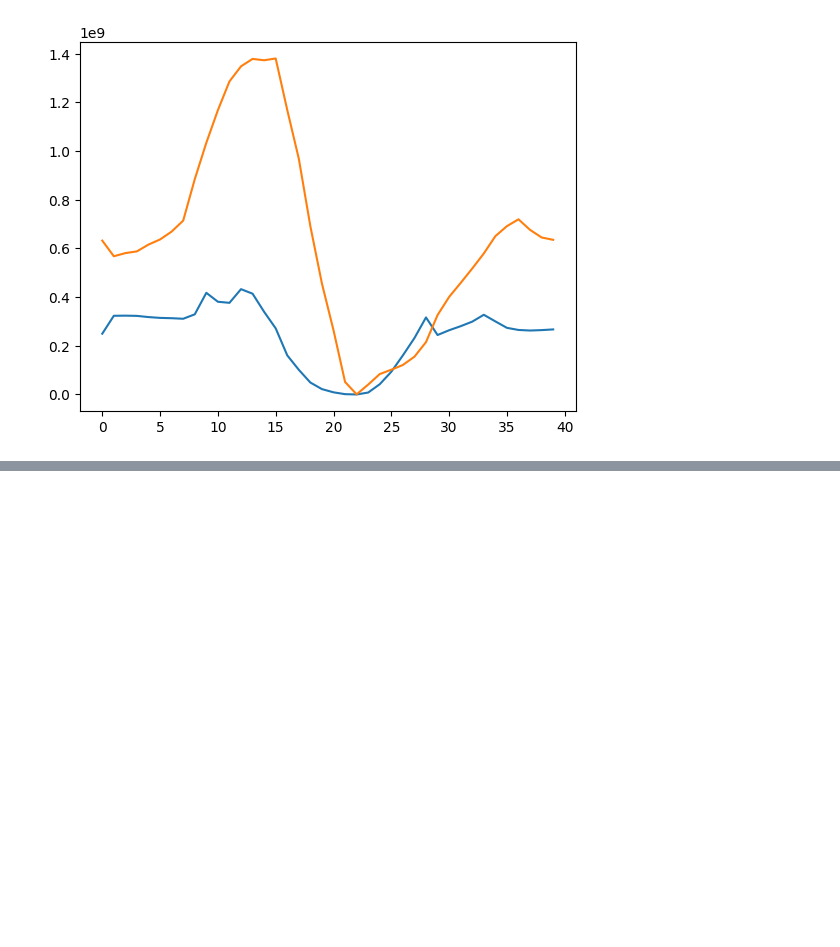
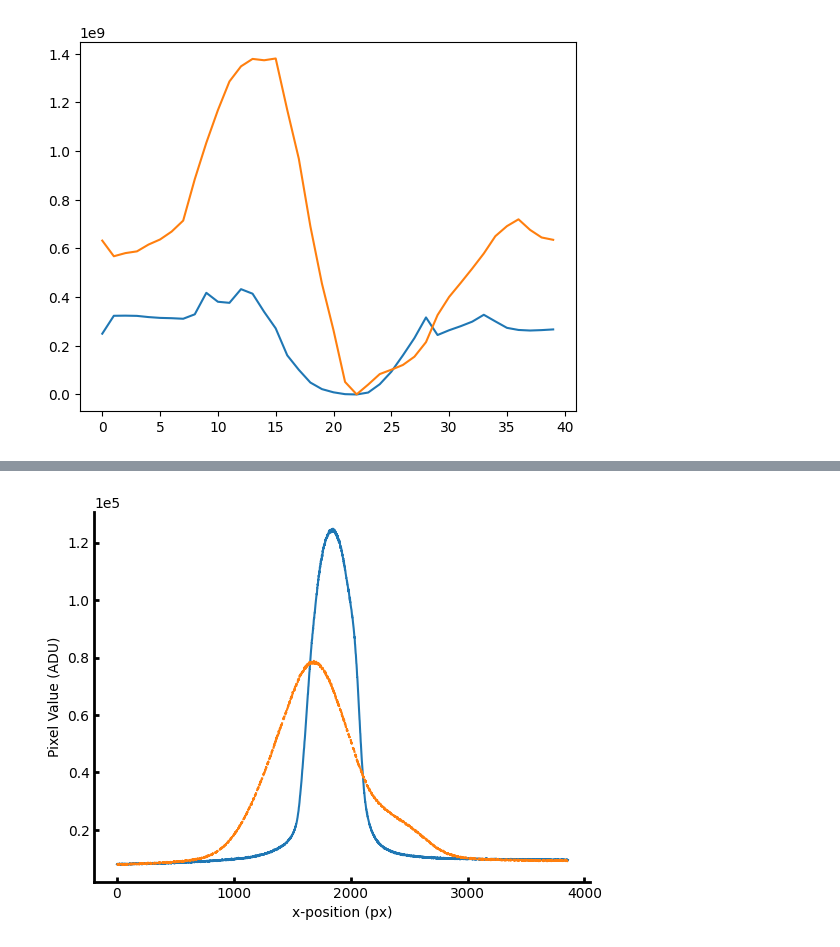
Before and after one commit to simonecoppola/led-autofocus, a Jupyter notebook: examples/testing_recall_surface.ipynb, the cells around one changed output, grey strips where cells are left out. Cells and saved outputs as stored; diff of their text form; code cells hidden in the pictures; blank space fills up the shorter version.

```diff
--- a/examples/testing_recall_surface.ipynb
+++ b/examples/testing_recall_surface.ipynb
@@ -49,0 +147,4 @@ np.float64(687295.693014697)
+# %%
+plot_profiles(max_index, join(savepath, "max_index.svg"))
+# %% [output]
+[figure, added]
```
Also changed, not shown: parts of 5 cells of this notebook, 13 other files.
